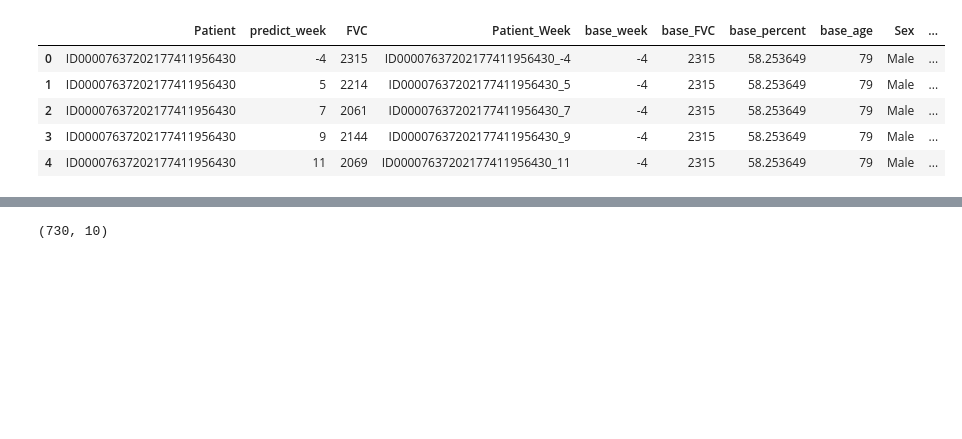
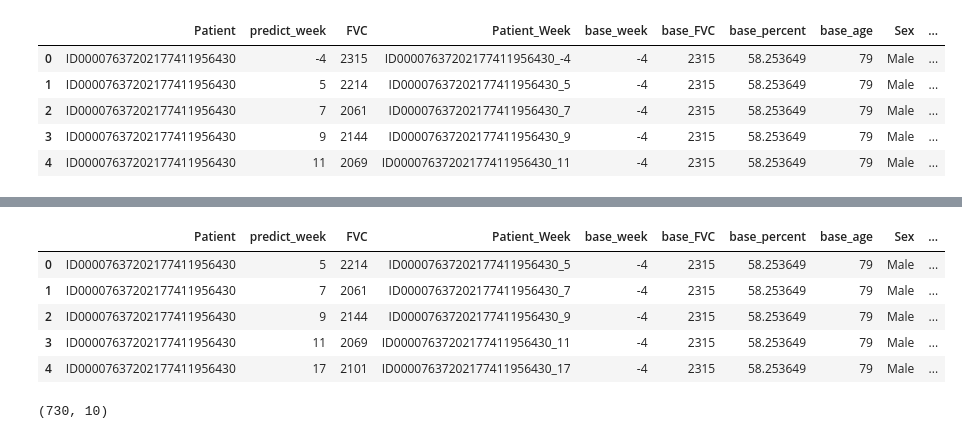
Before and after one commit to prakhar154/OSIC-Pulmonary-Fibrosis-Progression, a Jupyter notebook: models/lgbm.ipynb, the cells around one changed output, grey strips where cells are left out. Cells and saved outputs as stored; diff of their text form; code cells hidden in the pictures; blank space fills up the shorter version.

```diff
--- a/models/lgbm.ipynb
+++ b/models/lgbm.ipynb
@@ -101,3 +88,13 @@ output.head(20)
+# %%
+train = output[output['weeks_passed'] != 0].reset_index(drop=True)
+train.head()
+# %% [output]
+|  | Patient | predict_week | FVC | Patient_Week | base_week | base_FVC | base_percent | base_age | Sex | ... |
+| 0 | ID00007637202177411956430 | 5 | 2214 | ID00007637202177411956430_5 | -4 | 2315 | 58.253649 | 79 | Male | ... |
+| 1 | ID00007637202177411956430 | 7 | 2061 | ID00007637202177411956430_7 | -4 | 2315 | 58.253649 | 79 | Male | ... |
+| 2 | ID00007637202177411956430 | 9 | 2144 | ID00007637202177411956430_9 | -4 | 2315 | 58.253649 | 79 | Male | ... |
+| 3 | ID00007637202177411956430 | 11 | 2069 | ID00007637202177411956430_11 | -4 | 2315 | 58.253649 | 79 | Male | ... |
+| 4 | ID00007637202177411956430 | 17 | 2101 | ID00007637202177411956430_17 | -4 | 2315 | 58.253649 | 79 | Male | ... |
 # %%
 # contructing test input
 test = pd.read_csv(path + 'test.csv')
```
Also changed, not shown: parts of 22 cells of this notebook, 1 other file.
